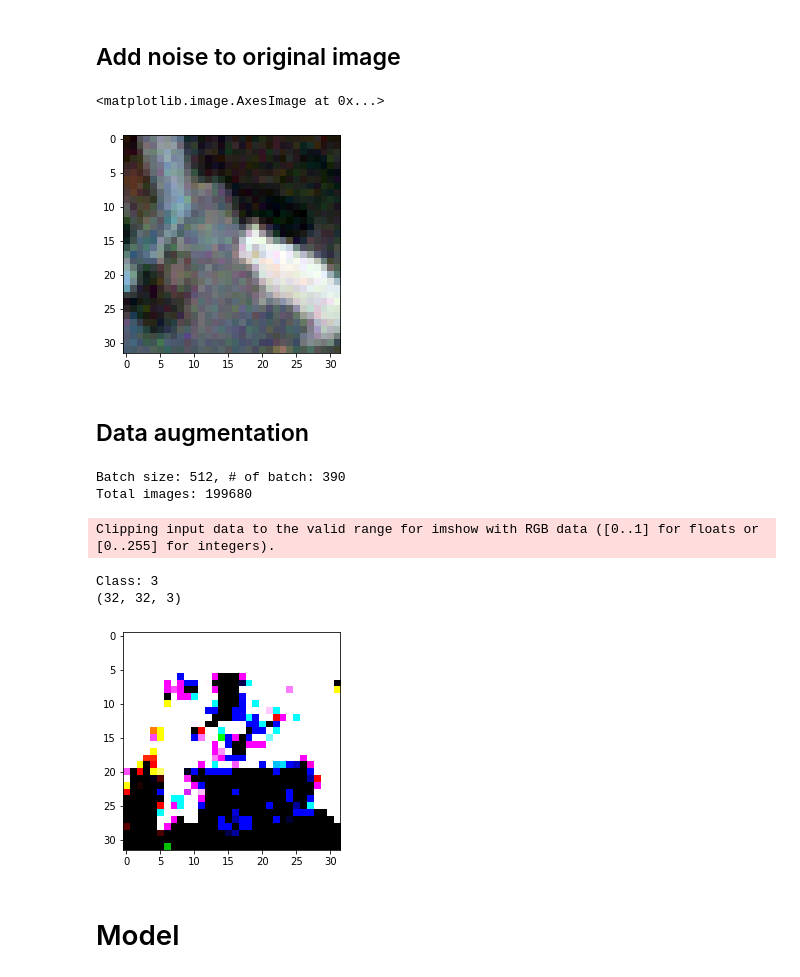
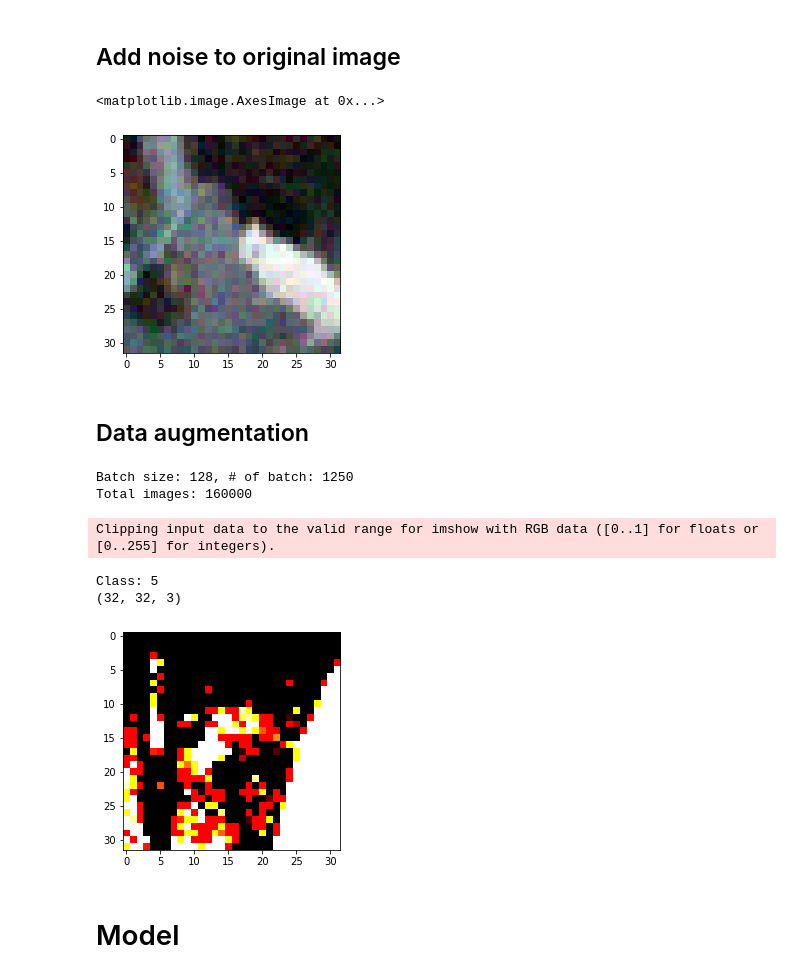
Before and after one commit to chengche6230/Deep-Learning-Course-Team-Project, a Jupyter notebook: Competition 4/DLcomp4_Team123_cifar.ipynb, the cells around one changed output. Drawn from its saved outputs; the diff is of its cells as text; code cells hidden in the pictures.

```diff
--- a/Competition 4/DLcomp4_Team123_cifar.ipynb
+++ b/Competition 4/DLcomp4_Team123_cifar.ipynb
@@ -98,7 +92,7 @@ MODE = 'cifar10'
 # MODE = 'imagenet'
 
 if MODE == 'cifar10':
-    BATCH_SIZE = 512
+    BATCH_SIZE = 128
     NUM_CLASSES = 10
     IMAGE_HEIGHT = 32
     IMAGE_WIDTH = 32
@@ -269,12 +154,9 @@ display(x_val_noise, predictions)
-# %%
-x_train = autoencoder.predict(x_train)
-x_val = autoencoder.predict(x_val)
 # %% [markdown]
 ## Add noise to original image
 # %%
 from skimage.util import random_noise
 
-noise_g = random_noise(x_train, mode='gaussian', clip=True, mean=0, var=0.001) - x_train
+noise_g = random_noise(x_train, mode='gaussian', clip=True, mean=0, var=0.003) - x_train
 # noise_sp = random_noise(x_train, mode='s&p', clip=True, salt_vs_pepper=0.5, amount=0.02) - x_train
 # noise_p = random_noise(x_train, mode='poisson', clip=True) - x_train
 # noise_s = random_noise(x_train, mode='speckle', clip=True, mean=0, var=0.01) - x_train
@@ -285,7 +167,7 @@ idx = np.random.randint(len(x_train))
 plt.imshow(x_train[5])
 # %% [output]
 <matplotlib.image.AxesImage at 0x...>
-[figure, old version]
+[figure, new version]
 # %% [markdown]
 ## Data augmentation
 # %%
@@ -317,8 +199,8 @@ def data_generator(image, label):
     # img = tf.cast(image, tf.float32)
     # img.set_shape([None, None, IMAGE_CHANNEL])
     img = image
-    # img = tf.image.rgb_to_grayscale(img)
-    # img = tf.image.grayscale_to_rgb(img)
+    img = tf.image.rgb_to_grayscale(img)
+    img = tf.image.grayscale_to_rgb(img)
 
     if MAPPING_FUNC is not None:
         img = MAPPING_FUNC(img)
@@ -358,7 +240,7 @@ brightness_dataset = transform_dataset(x_train, y_train)
 # noise_dataset = transform_dataset(x_train, y_train)
 
 train_dataset = original_dataset
-train_dataset = train_dataset.concatenate(gray_dataset)
+# train_dataset = train_dataset.concatenate(gray_dataset)
 train_dataset = train_dataset.concatenate(vertical_dataset)
 train_dataset = train_dataset.concatenate(horizontal_dataset)
 train_dataset = train_dataset.concatenate(brightness_dataset)
@@ -370,8 +252,8 @@ batched_dataset = batched_dataset.prefetch(buffer_size=tf.data.experimental.AUTO
 print(f'Batch size: {BATCH_SIZE}, # of batch: {len(batched_dataset)}')
 print(f'Total images: {len(batched_dataset)*BATCH_SIZE}')
 # %% [output]
-Batch size: 512, # of batch: 390
-Total images: 199680
+Batch size: 128, # of batch: 1250
+Total images: 160000
 # %%
 MAPPING_FUNC = None
 val_dataset = transform_dataset(x_val, y_val)
@@ -379,16 +261,16 @@ batched_val_dataset = val_dataset.batch(BATCH_SIZE, drop_remainder=True)
 # %%
 for data in batched_dataset.take(1):
     idx = 36
     print("Class:", data[1][idx].numpy())
     for i in range(len(data[0])):
         assert data[0][i].shape == (IMAGE_HEIGHT, IMAGE_WIDTH, IMAGE_CHANNEL)
     print(data[0][idx].shape)
-    plt.imshow((data[0][idx] + 1)/2,cmap='gray')
+    plt.imshow((data[0][idx]),cmap='gray')
 # %% [output]
 Clipping input data to the valid range for imshow with RGB data ([0..1] for floats or [0..255] for integers).
-Class: 3
+Class: 5
 (32, 32, 3)
-[figure, old version]
+[figure, new version]
 # %% [markdown]
 # Model
 # %%
```
Also changed, not shown: parts of 19 cells of this notebook.
